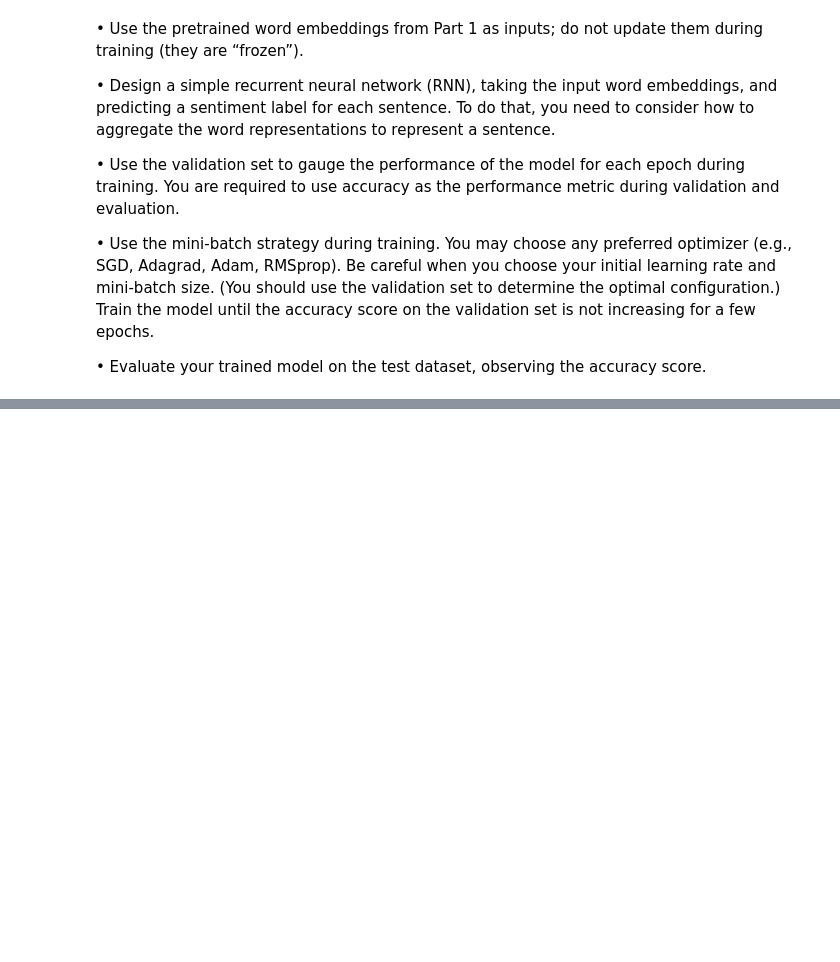
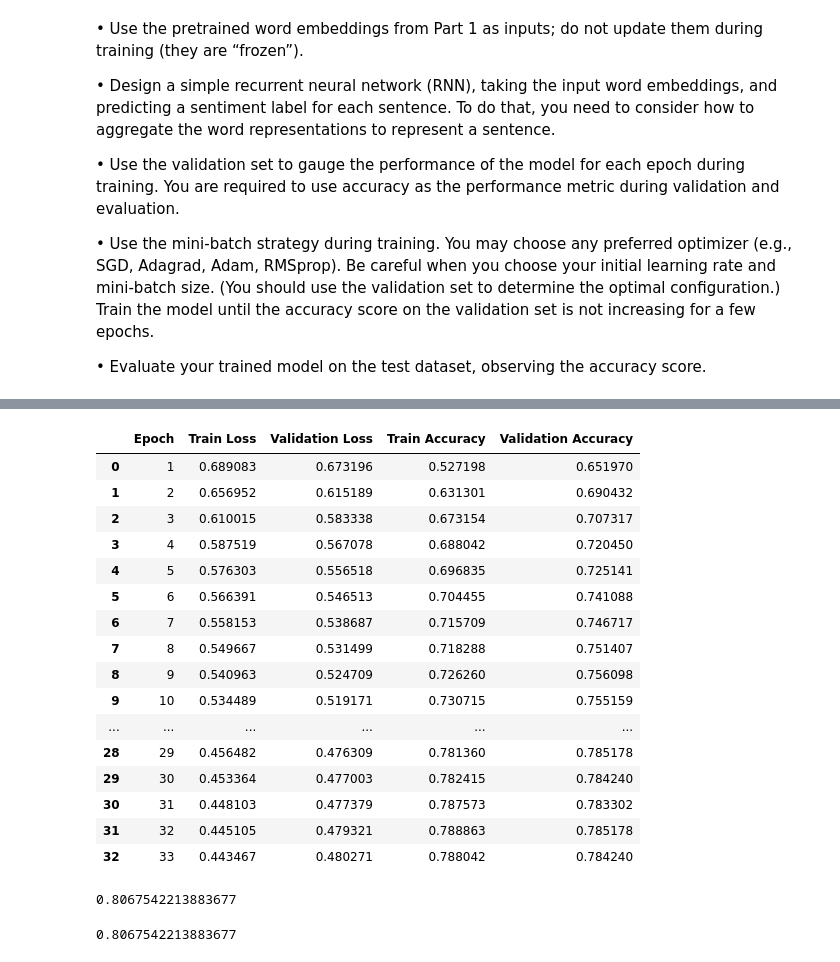
Before and after one commit to HiIAmTzeKean/SC4002-NLP, a Jupyter notebook: part_2.ipynb, the cells around one changed output, grey strips where cells are left out. Drawn from its saved outputs; the diff is of its cells as text; code cells hidden in the pictures; blank space fills up the shorter version.

```diff
--- a/part_2.ipynb
+++ b/part_2.ipynb
@@ -213,0 +1074,36 @@ test set.
+# %%
+import pandas as pd
+
+# Example data
+epochs = list(range(1, 34))
+
+# Creating a DataFrame
+metrics_df = pd.DataFrame({
+    "Epoch": epochs,
+    "Train Loss": train_losses,
+    "Validation Loss": validation_losses,
+    "Train Accuracy": train_accs,
+    "Validation Accuracy": validation_accs
+})
+
+# Display the DataFrame
+metrics = metrics_df.reset_index(drop=True)
+display(metrics)
+# %% [output]
+|  | Epoch | Train Loss | Validation Loss | Train Accuracy | Validation Accuracy |
+| 0 | 1 | 0.689083 | 0.673196 | 0.527198 | 0.651970 |
+| 1 | 2 | 0.656952 | 0.615189 | 0.631301 | 0.690432 |
+| 2 | 3 | 0.610015 | 0.583338 | 0.673154 | 0.707317 |
+| 3 | 4 | 0.587519 | 0.567078 | 0.688042 | 0.720450 |
+| 4 | 5 | 0.576303 | 0.556518 | 0.696835 | 0.725141 |
+| 5 | 6 | 0.566391 | 0.546513 | 0.704455 | 0.741088 |
+| 6 | 7 | 0.558153 | 0.538687 | 0.715709 | 0.746717 |
+| 7 | 8 | 0.549667 | 0.531499 | 0.718288 | 0.751407 |
+| 8 | 9 | 0.540963 | 0.524709 | 0.726260 | 0.756098 |
+| 9 | 10 | 0.534489 | 0.519171 | 0.730715 | 0.755159 |
+| ... | ... | ... | ... | ... | ... |
+| 28 | 29 | 0.456482 | 0.476309 | 0.781360 | 0.785178 |
+| 29 | 30 | 0.453364 | 0.477003 | 0.782415 | 0.784240 |
+| 30 | 31 | 0.448103 | 0.477379 | 0.787573 | 0.783302 |
+| 31 | 32 | 0.445105 | 0.479321 | 0.788863 | 0.785178 |
+| 32 | 33 | 0.443467 | 0.480271 | 0.788042 | 0.784240 |
@@ -213,0 +1117,8 @@ test set.
+# %%
+test_acc
+# %% [output]
+0.8067542213883677
+# %%
+test_acc_sorted
+# %% [output]
+0.8067542213883677
```
Also changed, not shown: parts of 126 cells of this notebook.
